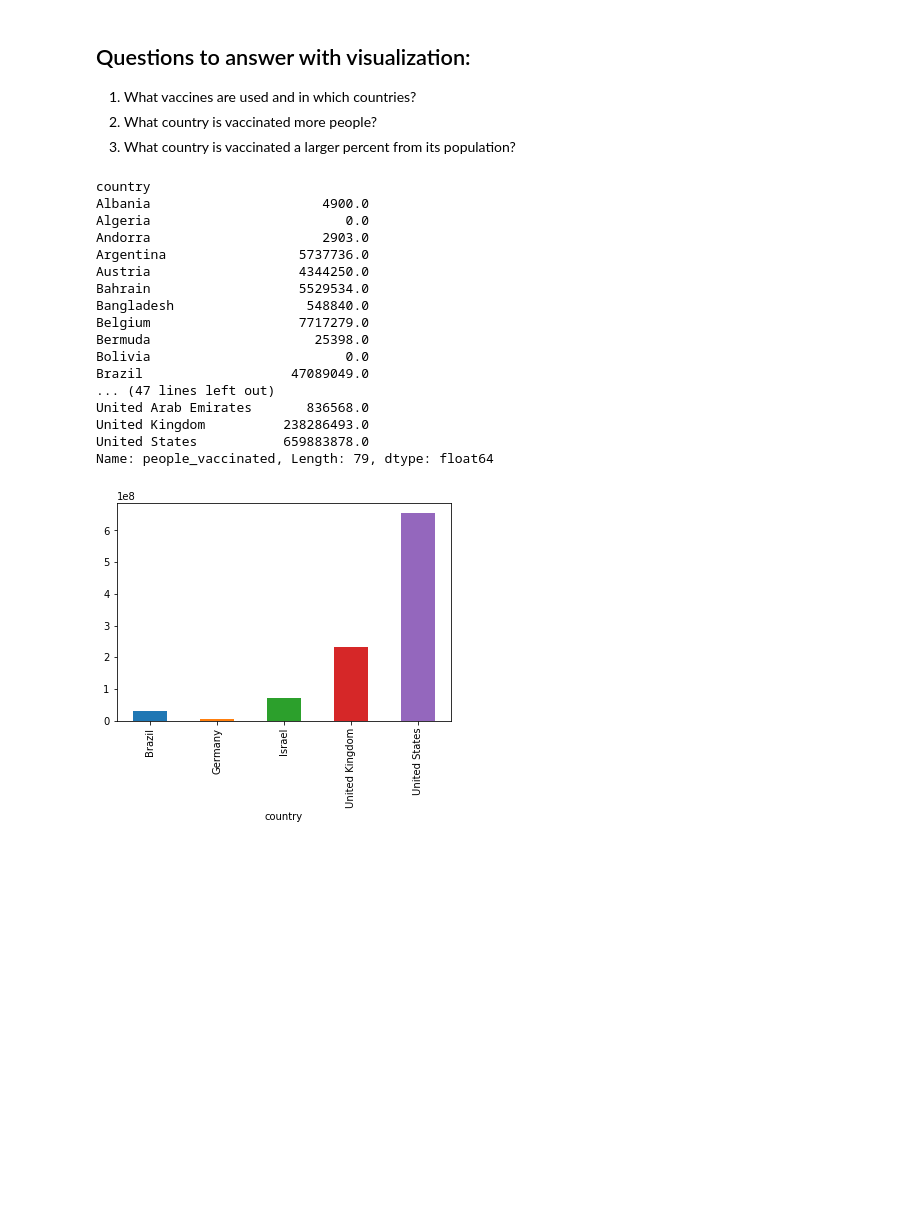
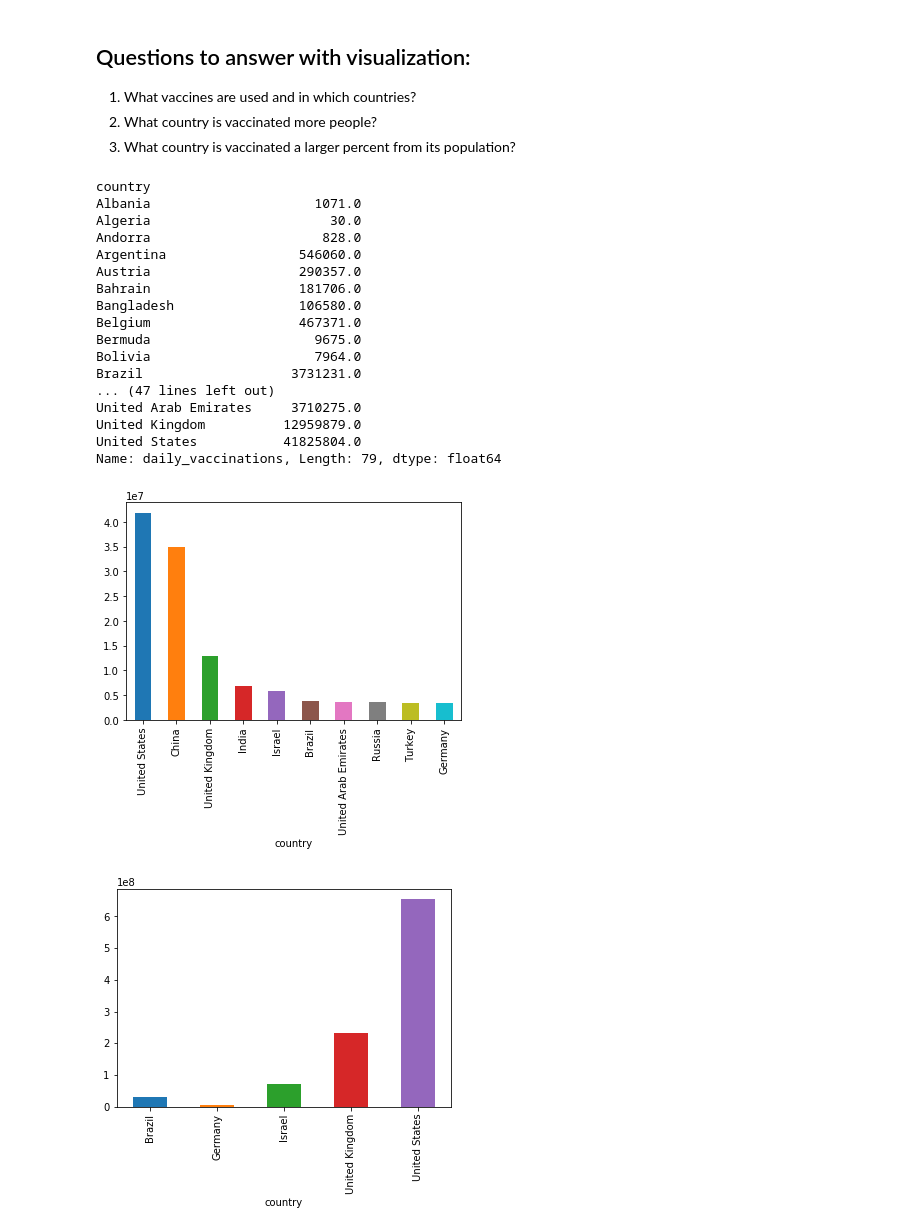
Before and after one commit to ReemAlattas/COVID-19-World-Vaccine-Progress, a Jupyter notebook: wrangling_scripts/Covid-19 EDA.ipynb, the cells around one changed output. Cells and saved outputs as stored; diff of their text form; code cells hidden in the pictures; blank space fills up the shorter version.

Commit message:
countries vaccine rate plot

```diff
--- a/wrangling_scripts/Covid-19 EDA.ipynb
+++ b/wrangling_scripts/Covid-19 EDA.ipynb
@@ -136,37 +177,38 @@ Number of countries after cleaning is: 79 countries.
 1. What vaccines are used and in which countries?
 2. What country is vaccinated more people?
 3. What country is vaccinated a larger percent from its population?
-# %%
-# Transform Data
-#   Clean Data
-#      Remove unneeded columns
-
-# Remove 'source_website' column
-df.drop('source_website', axis=1, inplace=True)
+# %%
+# Transform Data
+#   Clean Data
+#      Create a small Dataset
+
+covid_df = df[['country', 'date', 'daily_vaccinations', 'vaccines']]
 # %%
-df.groupby(['country'])['people_vaccinated'].sum()
+covid_df.groupby(['country'])['daily_vaccinations'].sum()
 # %% [output]
 country
-Albania                      4900.0
-Algeria                         0.0
-Andorra                      2903.0
-Argentina                 5737736.0
-Austria                   4344250.0
-Bahrain                   5529534.0
-Bangladesh                 548840.0
-Belgium                   7717279.0
-Bermuda                     25398.0
-Bolivia                         0.0
-Brazil                   47089049.0
+Albania                     1071.0
+Algeria                       30.0
+Andorra                      828.0
+Argentina                 546060.0
+Austria                   290357.0
+Bahrain                   181706.0
+Bangladesh                106580.0
+Belgium                   467371.0
+Bermuda                     9675.0
+Bolivia                     7964.0
+Brazil                   3731231.0
 ... (47 lines left out)
-United Arab Emirates       836568.0
-United Kingdom          238286493.0
-United States           659883878.0
-Name: people_vaccinated, Length: 79, dtype: float64
+United Arab Emirates     3710275.0
+United Kingdom          12959879.0
+United States           41825804.0
+Name: daily_vaccinations, Length: 79, dtype: float64
 # %%
 # Visualization
 
-df.groupby(['country'])['people_vaccinated'].sum().plot(kind='bar');
+covid_df.groupby(['country'])['daily_vaccinations'].sum().nlargest(10).plot(kind='bar');
+# %% [output]
+[figure, added]
 # %%
 # Countries with most people vaccinated
 
```
Also changed, not shown: parts of 3 cells of this notebook.
